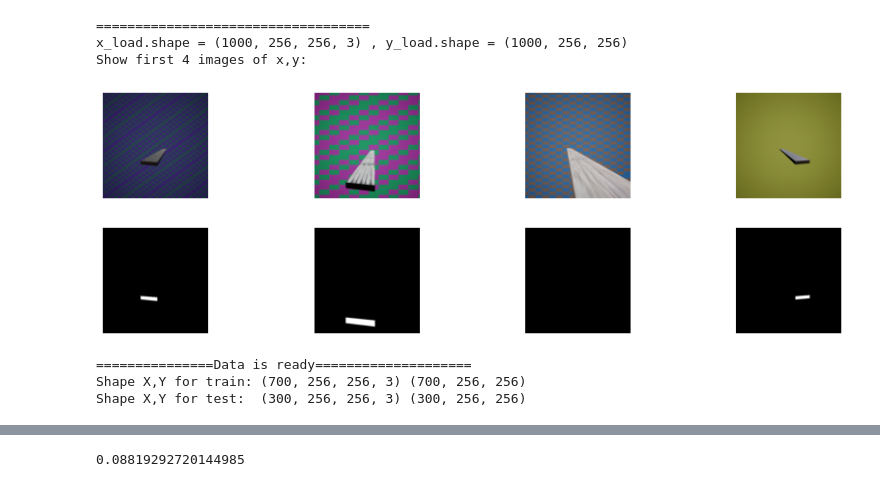
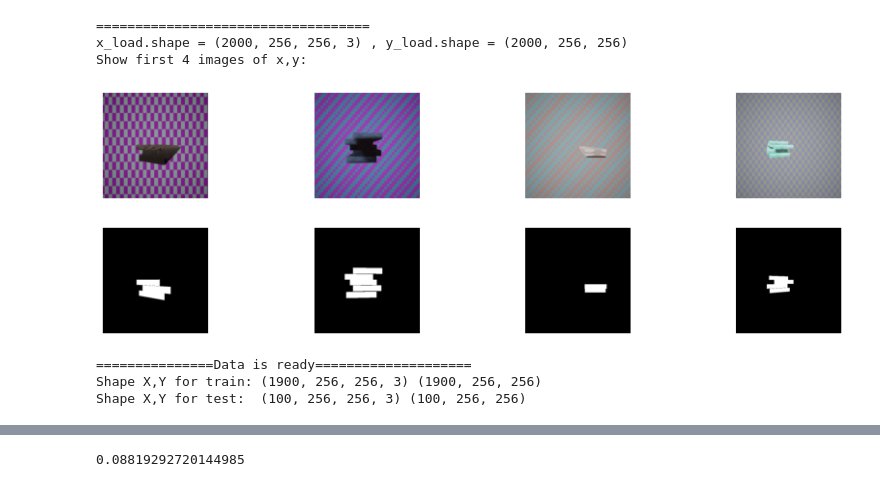
Before and after one commit to tunmustard/features_extractions, a Jupyter notebook: projects/billid/main_billid_256x256_t22_unet.ipynb, the cells around one changed output, grey strips where cells are left out. Cells and saved outputs as stored; diff of their text form; code cells hidden in the pictures.

```diff
--- a/projects/billid/main_billid_256x256_t22_unet.ipynb
+++ b/projects/billid/main_billid_256x256_t22_unet.ipynb
@@ -25,26 +25,26 @@ from featexlib import Debug as dbug
 from featexlib import *
 # %%
 ###Load data
-x_load, y_load = Image_generator.load_data(save_dir = "../../Data/billid/training_data/", name="ndds_256x256_1000")
+x_load, y_load = Image_generator.load_data(save_dir = "../../Data/billid/training_data/", name="ndds_256x256_2000")
 
 print("===================================")
 
 #Show some result images
 print('x_load.shape =',x_load.shape,',', 'y_load.shape =',y_load.shape)
 print("Show first 4 images of x,y:")
 dbug.show_images_list(x_load[:4], col_number = 4)
 dbug.show_images_list(y_load[:4], col_number = 4)
 # %% [output]
 ===================================
-x_load.shape = (1000, 256, 256, 3) , y_load.shape = (1000, 256, 256)
+x_load.shape = (2000, 256, 256, 3) , y_load.shape = (2000, 256, 256)
 Show first 4 images of x,y:
-[figure, old version]
+[figure, new version]
-[figure, old version]
+[figure, new version]
 # %%
 ###Split data to test and train
 n_offset = 0
-n_train = 700
-n_test = 300
+n_train = 1900
+n_test = 100
 pic_h = x_load.shape[1]
 pic_w = x_load.shape[2]
 pic_ch = x_load.shape[3] if len(x_load.shape)>3 else 1
@@ -62,8 +62,8 @@ print("Shape X,Y for test: ",x_test.shape,y_test.shape)
 del x_load, y_load
 # %% [output]
 ===============Data is ready====================
-Shape X,Y for train: (700, 256, 256, 3) (700, 256, 256)
-Shape X,Y for test:  (300, 256, 256, 3) (300, 256, 256)
+Shape X,Y for train: (1900, 256, 256, 3) (1900, 256, 256)
+Shape X,Y for test:  (100, 256, 256, 3) (100, 256, 256)
 # %%
 ###Reshape and then rescale dataset
 scaler = StandardScaler()
```
Also changed, not shown: parts of 8 cells of this notebook, 6 other files.
